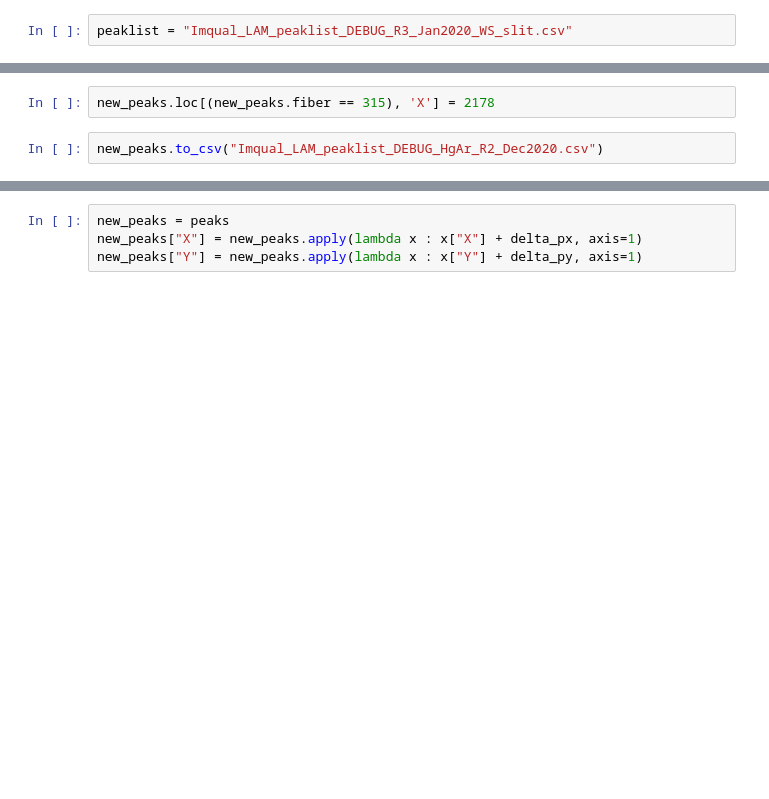
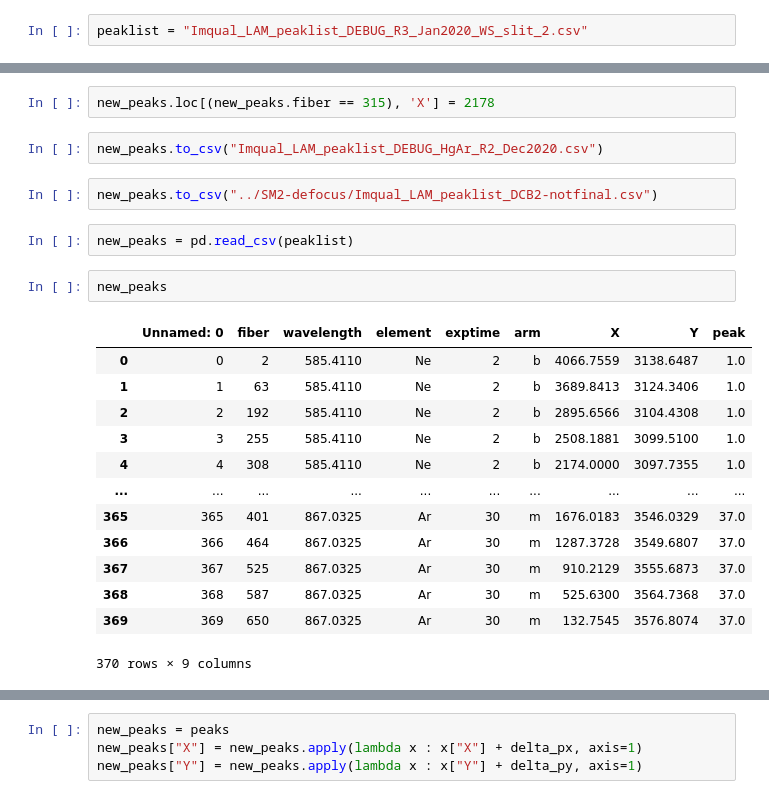
Before and after one commit to Subaru-PFS/dev_sps_analysis, a Jupyter notebook: notebooks/devel/fmadec/ws_slit/WS_slit_view_In_GingaDisplay.ipynb, the cells around one changed output, grey strips where cells are left out. Drawn from its saved outputs; the diff is of its cells as text; blank space fills up the shorter version.

```diff
--- a/notebooks/devel/fmadec/ws_slit/WS_slit_view_In_GingaDisplay.ipynb
+++ b/notebooks/devel/fmadec/ws_slit/WS_slit_view_In_GingaDisplay.ipynb
@@ -100,7 +127,7 @@ filepath = filelist2.filepath[0]
 #peaklist = "Imqual_LAM_peaklist_DEBUG_B2_Dec2020.csv"
 peaklist = "Imqual_LAM_peaklist_DEBUG_HgAr_R2_Dec2020.csv"
 # %%
-peaklist = "Imqual_LAM_peaklist_DEBUG_R3_Jan2020_WS_slit.csv"
+peaklist = "Imqual_LAM_peaklist_DEBUG_R3_Jan2020_WS_slit_2.csv"
 # %%
 
 butler = dafPersist.Butler(f"{drpPath}/{repo}/rerun/{rerun}/detrend/")
@@ -304,3 +363,23 @@ new_peaks.loc[(new_peaks.fiber == 339), 'fiber'] = 315
 new_peaks.loc[(new_peaks.fiber == 315), 'X'] = 2178
 # %%
 new_peaks.to_csv("Imqual_LAM_peaklist_DEBUG_HgAr_R2_Dec2020.csv")
+# %%
+new_peaks.to_csv("../SM2-defocus/Imqual_LAM_peaklist_DCB2-notfinal.csv")
+# %%
+new_peaks = pd.read_csv(peaklist)
+# %%
+new_peaks
+# %% [output]
+|  | Unnamed: 0 | fiber | wavelength | element | exptime | arm | X | Y | peak |
+| 0 | 0 | 2 | 585.4110 | Ne | 2 | b | 4066.7559 | 3138.6487 | 1.0 |
+| 1 | 1 | 63 | 585.4110 | Ne | 2 | b | 3689.8413 | 3124.3406 | 1.0 |
+| 2 | 2 | 192 | 585.4110 | Ne | 2 | b | 2895.6566 | 3104.4308 | 1.0 |
+| 3 | 3 | 255 | 585.4110 | Ne | 2 | b | 2508.1881 | 3099.5100 | 1.0 |
+| 4 | 4 | 308 | 585.4110 | Ne | 2 | b | 2174.0000 | 3097.7355 | 1.0 |
+| ... | ... | ... | ... | ... | ... | ... | ... | ... | ... |
+| 365 | 365 | 401 | 867.0325 | Ar | 30 | m | 1676.0183 | 3546.0329 | 37.0 |
+| 366 | 366 | 464 | 867.0325 | Ar | 30 | m | 1287.3728 | 3549.6807 | 37.0 |
+| 367 | 367 | 525 | 867.0325 | Ar | 30 | m | 910.2129 | 3555.6873 | 37.0 |
+| 368 | 368 | 587 | 867.0325 | Ar | 30 | m | 525.6300 | 3564.7368 | 37.0 |
+| 369 | 369 | 650 | 867.0325 | Ar | 30 | m | 132.7545 | 3576.8074 | 37.0 |
+370 rows × 9 columns
```
Also changed, not shown: parts of 28 cells of this notebook, 11 other files.
